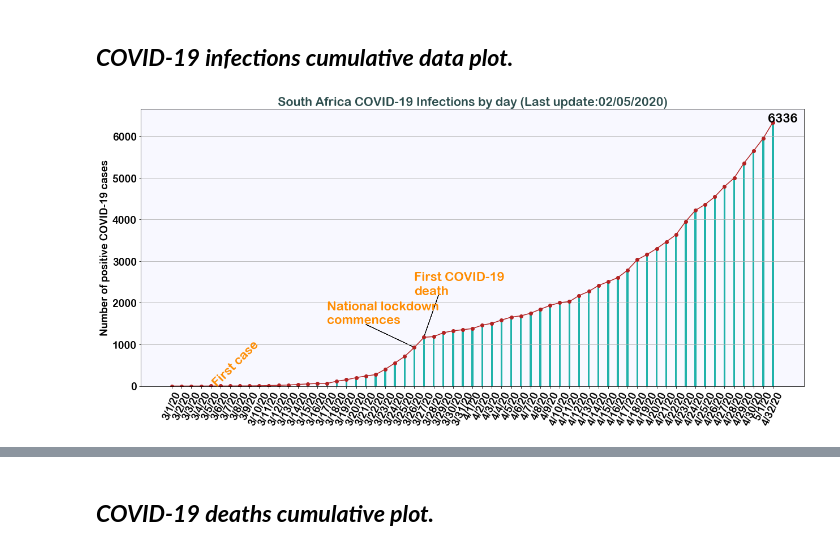
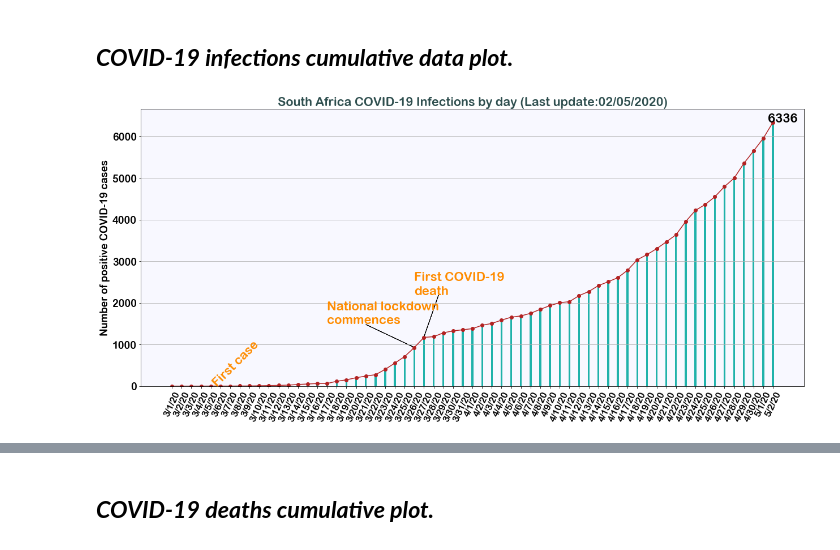
Before and after one commit to mckabuza/South-Africa-COVID-19-Data-Visualization, a Jupyter notebook: SA COVID-19 April.ipynb, the cells around one changed output, grey strips where cells are left out. Drawn from its saved outputs; the diff is of its cells as text; code cells hidden in the pictures.

```diff
--- a/SA COVID-19 April.ipynb
+++ b/SA COVID-19 April.ipynb
@@ -33,7 +34,7 @@ for i in daily:
     for j in i:
         daily_infections.append(j)
 daily_infections.append(np.sum(provincial_data['Infections']))
-dates=dates.insert(len(dates)+1,'4/{}/20'.format(len(dates)-30)) #not the most efficient way, I know :D
+dates=dates.insert(len(dates)+1,'5/{}/20'.format(len(dates)-60)) #not the most efficient way, I know :D
 xx=np.where(daily_infections==daily_infections[-1])
 for i in xx:
     for j in i:
@@ -43,18 +44,18 @@ for i in xx:
 # %%
 fig=plt.figure(figsize=(21,9))
 plt.title('South Africa COVID-19 Infections by day (Last update:{})'.format(province.columns[-1]))
 plt.plot(dates, daily_infections,'r-o',color='firebrick') #line plot
 plt.bar(dates, daily_infections, width=0.2,color='lightseagreen')
 plt.text(4,5,'First case',color='darkorange',rotation=45,fontsize=22)
-plt.xticks(rotation=65)
+plt.xticks(rotation=65,fontsize=16)
 plt.arrow(25, 930, -5, 550)
 plt.text(16,1500,'National lockdown\ncommences',color='darkorange',fontsize=22)
 plt.arrow(26, 1185, 1.5, 1000)
 plt.text(25,2200,'First COVID-19\ndeath',color='darkorange',fontsize=22)
 plt.text(xy,daily_infections[-1],'{}'.format(daily_infections[-1]),color='black',fontsize=22)
 plt.ylabel('Number of positive COVID-19 cases')
 plt.grid(axis='y')
 plt.savefig("./images/daily_inf.jpeg")
 plt.show()
 # %% [output]
-[figure, old version]
+[figure, new version]
```
Also changed, not shown: parts of 12 cells of this notebook.
